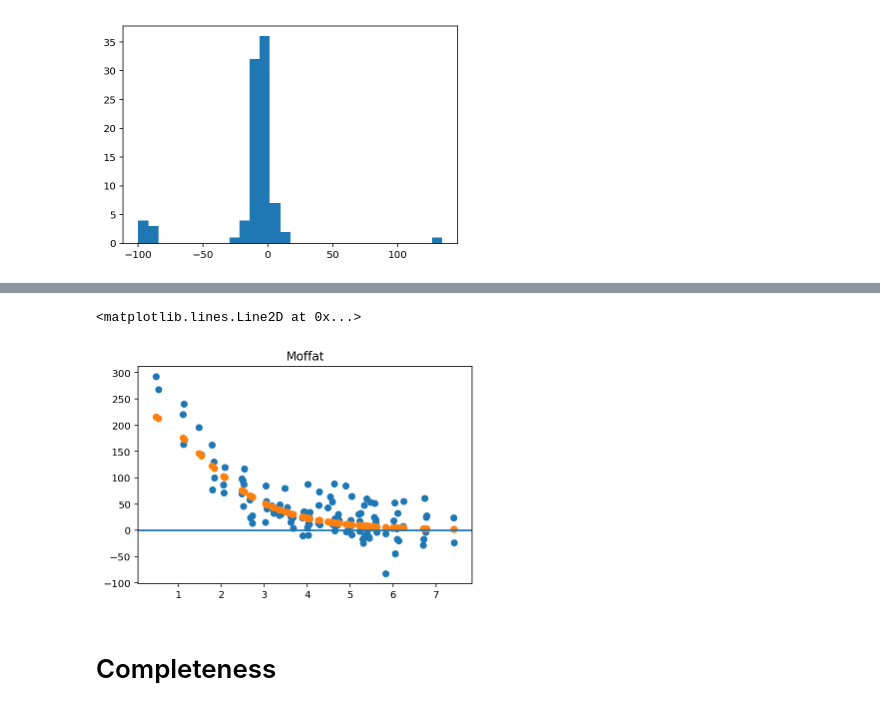
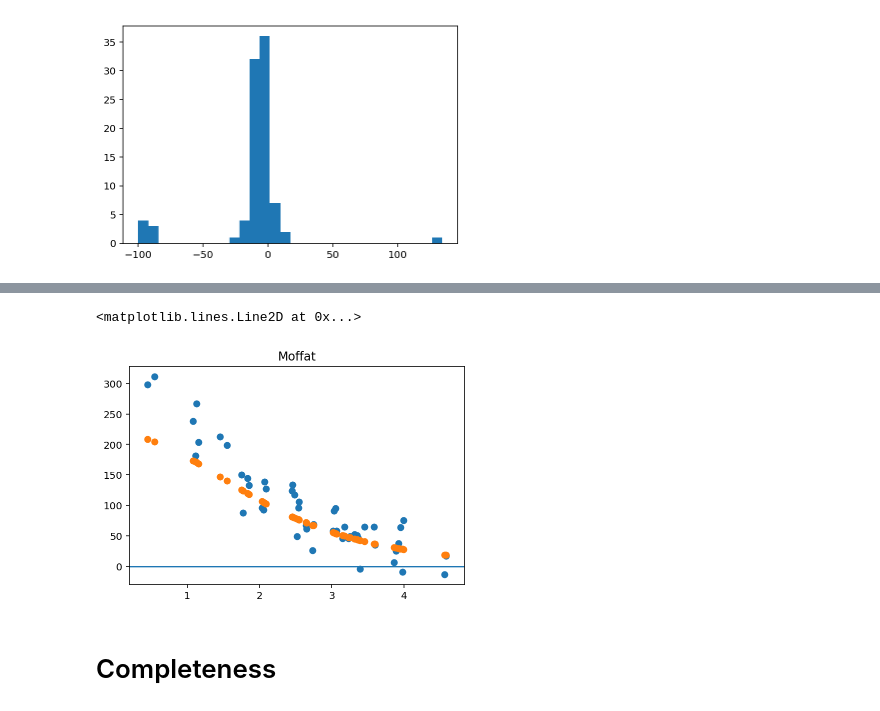
Before and after one commit to tspriggs/MUSE_PNe_fitting, a Jupyter notebook: 3D FCC167.ipynb, the cells around one changed output, grey strips where cells are left out. Saved outputs shown, nothing was run; the diff lists cells and outputs as text; code cells hidden in the pictures.

```diff
--- a/3D FCC167.ipynb
+++ b/3D FCC167.ipynb
@@ -43,11 +44,11 @@ x_fit = np.array([item[0] for item in coordinates])
 y_fit = np.array([item[1] for item in coordinates])
 
 # Retrieve the respective spectra for each PNe source
-PNe_spectra = np.array([new_extractor(x, y, n_pixels, hdulist[0].data, x_data, wave=wavelength, dim=2.0) for x,y in zip(x_PNe, y_PNe)])
+PNe_spectra = np.array([PNe_spectrum_extractor(x, y, n_pixels, hdulist[0].data, x_data, wave=wavelength) for x,y in zip(x_PNe, y_PNe)])
 #PNe_spectra = np.array([new_extractor(x, y, n_pixels, raw_data_cube, wave=wavelength, dim=2.0) for x,y in zip(x_PNe, y_PNe)])
 
 # create Pandas data frame for values
-PNe_df = pd.DataFrame(columns=("PNe number", "Ra (J2000)", "Dec (J2000)", "Total Flux", "Flux error", "V (km/s)", "m 5007", "M 5007", "M 5007 error","A/rN", "rad D"))
+PNe_df = pd.DataFrame(columns=("PNe number", "Ra (J2000)", "Dec (J2000)", "Total Flux", "Flux error", "V (km/s)", "m 5007", "M 5007", "M 5007 error","A/rN", "rad D", "Chi^2"))
 PNe_df["PNe number"] = np.arange(0,len(x_PNe)) # PNe numbers
 PNe_df["rad D"] = [np.sqrt((x-x_data/2.)**2 + (y - y_data/2.)**2) for x,y in zip(x_PNe, y_PNe)] # Radial distance, in pixels, from the centre of pointing
 # .loc(Row, column name)
@@ -70,7 +71,7 @@ PNe_df["rad D"] = [np.sqrt((x-x_data/2.)**2 + (y - y_data/2.)**2) for x,y in zip
 
 def uncertainty_cube_construct(data, x_P, y_P, n_pix):
     data[data == np.inf] = 0.01
-    extract_data = np.array([new_extractor(x, y, n_pix, data, x_data, wave=wavelength) for x,y in zip(x_P, y_P)])
+    extract_data = np.array([PNe_spectrum_extractor(x, y, n_pix, data, x_data, wave=wavelength) for x,y in zip(x_P, y_P)])
     array_to_fill = np.zeros((len(x_P), n_pix*n_pix, len(wavelength)))
     for p in np.arange(0, len(x_P)):
         list_of_std = np.abs(np.std(extract_data[p], 1))
@@ -375,7 +395,7 @@ for i in np.arange(0, len(x_PNe)):
           "A/rN of 3D model", PNe_df["A/rN"][i], "/",
           "Delta Flux: ", ((Int_flux[i] - total_Flux[i,0])/total_Flux[i,0])*100, "%" )
 # %%
-p = 26
+p = 23
 PNe_n = PNe_spectra[p]
 flux_1D = F_xy_list[p][0]
 A_n = ((flux_1D) / (np.sqrt(2*np.pi) * 1.19))
@@ -401,16 +421,22 @@ for i, spec in enumerate(PNe_n):
 # %%
 #(p, p+1)
+def find_nearest(array, value):
+    array = np.asarray(array)
+    idx = (np.abs(array - value)).argmin()
+    return idx
+
+
 for n in np.arange(p,p+1):#0, len(x_PNe)):
     PNe_n = PNe_spectra[n]
-    sum_n = np.sum(PNe_n,0)
-    mean_n = mean_wave_list[n]
-    peak_0 = min(range(len(wavelength)), key=lambda i: abs(wavelength[i]-mean_wave_list[n]))
-    peak_1 = min(range(len(wavelength)), key=lambda i: abs(wavelength[i]-(mean_wave_list[n]-47.93)))
-    if (peak_1 is not peak_0 - 38) or (peak_1 is not peak_0 - 37):
-        peak_1 = peak_0 - 38
+    sum_n = np.median(PNe_n,0)
+    mean_n = mean_wave_list[n][0]
+    peak_0 = find_nearest(wavelength, mean_n)#min(np.arange(len(wavelength)), key=lambda i: abs(wavelength[i]-mean_wave_list[n]))
+    peak_1 = find_nearest(wavelength, mean_n-47.93)#min(np.arange(len(wavelength)), key=lambda i: abs(wavelength[i]-(mean_wave_list[n]-47.93)))
+    #if (peak_1 is not peak_0 - 38) or (peak_1 is not peak_0 - 37):
+    #    peak_1 = peak_0 - 38
 
-    sum_peak_0 = np.sum(PNe_n[:,peak_0-4:peak_0+4],1)
-    sum_peak_1 = np.sum(PNe_n[:,peak_1-4:peak_1+4],1)
+    sum_peak_0 = np.sum(PNe_n[:,peak_0-2:peak_0+2],1)
+    sum_peak_1 = np.sum(PNe_n[:,peak_1-2:peak_1+2],1)
     combined_peaks = sum_peak_0 + sum_peak_1
     combined_peaks_2D = combined_peaks.reshape(n_pixels, n_pixels)
 
@@ -431,7 +457,7 @@ for n in np.arange(p,p+1):#0, len(x_PNe)):
     cb.set_label("Flux", fontsize=20)
 
     plt.subplot(1,3,2)
-    plt.imshow(F_OIII_xy_list[n].reshape(n_pixels,n_pixels), origin="lower", vmin=0, vmax=250)
+    plt.imshow(F_xy_list[n][0].reshape(n_pixels,n_pixels), origin="lower", vmin=0, vmax=250)
     plt.xlabel("x (pixels)", fontsize=20)
     plt.ylabel("y (pixels)", fontsize=20)
     plt.title("2D flux distribution from fit", fontsize=20)
@@ -462,13 +489,13 @@ ValueError: The truth value of an array with more than one element is ambiguous.
 # %%
 PNe_radials= np.sqrt((x_fit - list_of_x[p])**2 + (y_fit - list_of_y[p])**2)
 plt.title("Moffat")
 plt.scatter(PNe_radials, combined_peaks_2D)
-plt.scatter(PNe_radials, F_OIII_xy_list[p])
+plt.scatter(PNe_radials, F_xy_list[p][0])
 #plt.axvline(r)
 plt.axhline(0)
 # %% [output]
 <matplotlib.lines.Line2D at 0x...>
-[figure, old version]
+[figure, new version]
 # %%
 # Residual
 result_res = fit_results.residual
```
Also changed, not shown: parts of 15 cells of this notebook, 6 other files.
